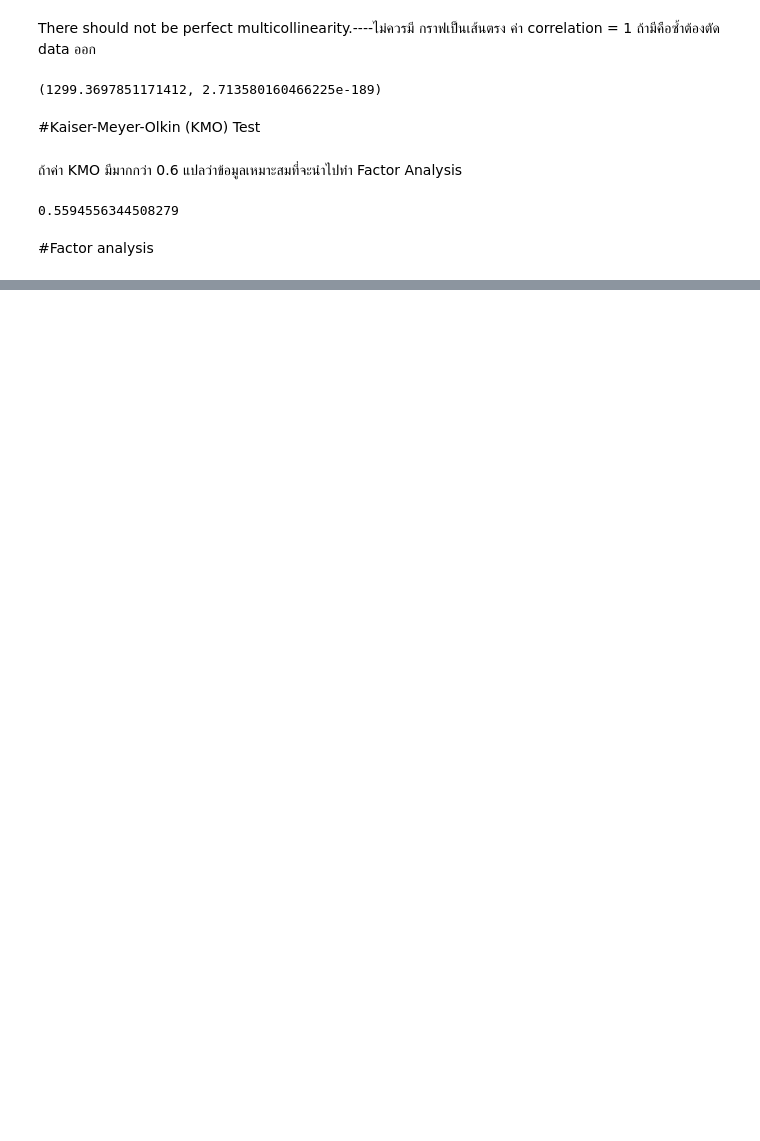
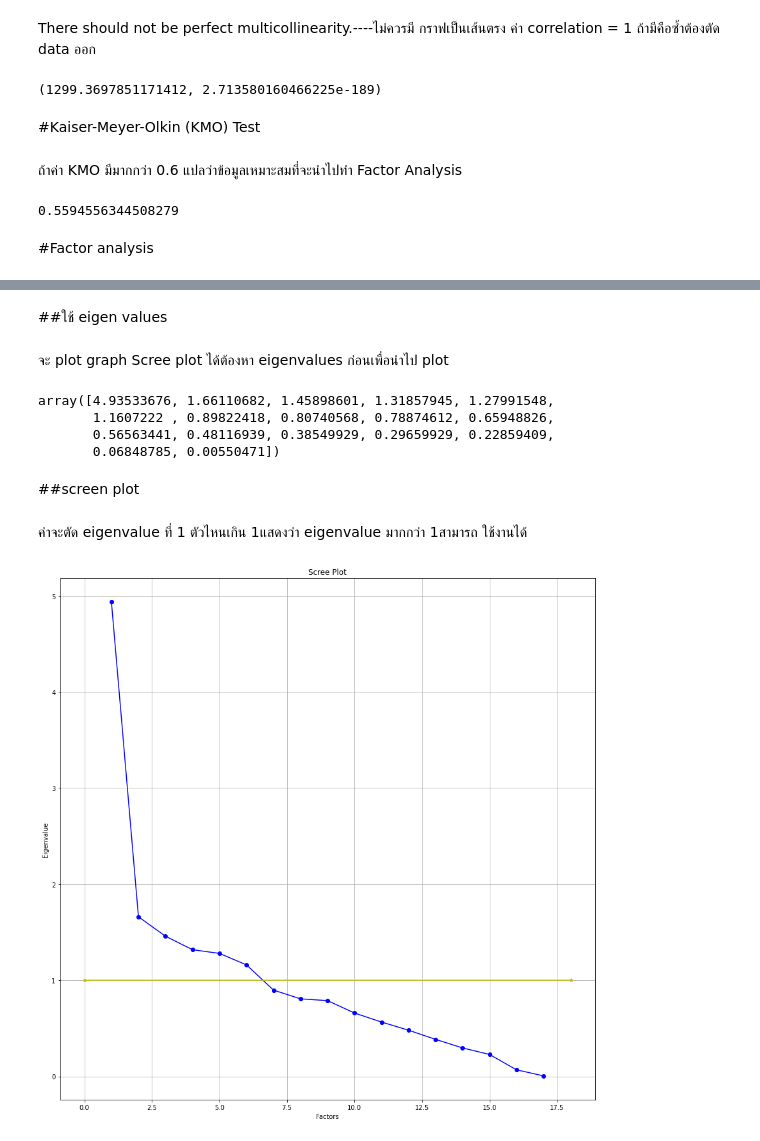
Before and after one commit to suphalaksana/Multivariate, a Jupyter notebook: Chapter_5_Factor_Analysis.ipynb, the cells around one changed output, grey strips where cells are left out. Cells and saved outputs as stored; diff of their text form; code cells hidden in the pictures; blank space fills up the shorter version.

```diff
--- a/Chapter_5_Factor_Analysis.ipynb
+++ b/Chapter_5_Factor_Analysis.ipynb
@@ -352,0 +365,2 @@ kmo_model
+# %%
+fa= FactorAnalyzer(n_factors= 10) #กำหนดตัวแปรให้ factor  = 10
@@ -352,0 +369,2 @@ kmo_model
+# %%
+data_fa = fa.fit_transform(FIFA_data_dropped)
@@ -352,0 +377,29 @@ kmo_model
+# %%
+ev,v = fa.get_eigenvalues()
+# %% [markdown]
+##ใช้ eigen values
+# %% [markdown]
+
+จะ plot graph Scree plot ได้ต้องหา eigenvalues ก่อนเพื่อนำไป plot
+# %%
+ev #eigen values มากกว่า 1 แสดงว่าเราเลือกตัวนั้น
+# %% [output]
+array([4.93533676, 1.66110682, 1.45898601, 1.31857945, 1.27991548,
+       1.1607222 , 0.89822418, 0.80740568, 0.78874612, 0.65948826,
+       0.56563441, 0.48116939, 0.38549929, 0.29659929, 0.22859409,
+       0.06848785, 0.00550471])
+# %% [markdown]
+##screen plot
+# %% [markdown]
+ค่าจะตัด eigenvalue ที่ 1 ตัวไหนเกิน 1แสดงว่า eigenvalue มากกว่า 1สามารถ ใช้งานได้
+# %%
+# Create scree plot using matplotlib
+plt.plot(range(1,FIFA_data_dropped.shape[1]+1),ev,'bo-') #plot ตั้งแต่ factor ที่มีขนาดมากที่สุด ลดลงมาเรื่อยๆ
+plt.plot([0,FIFA_data_dropped.shape[1]+1],[1,1],'y*-')
+plt.title('Scree Plot')
+plt.xlabel('Factors')
+plt.ylabel('Eigenvalue')
+plt.grid()
+plt.show()
+# %% [output]
+[figure, added]
```
Also changed, not shown: parts of 37 cells of this notebook.
